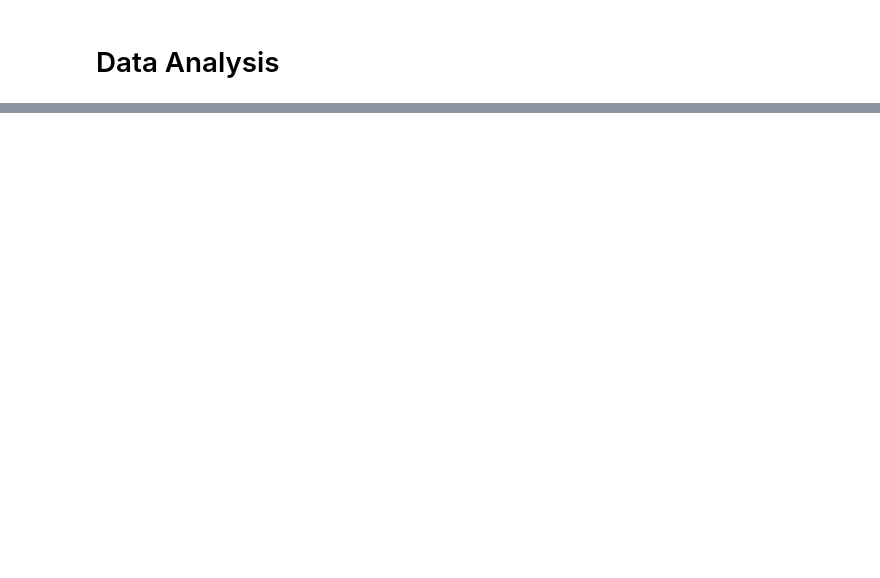
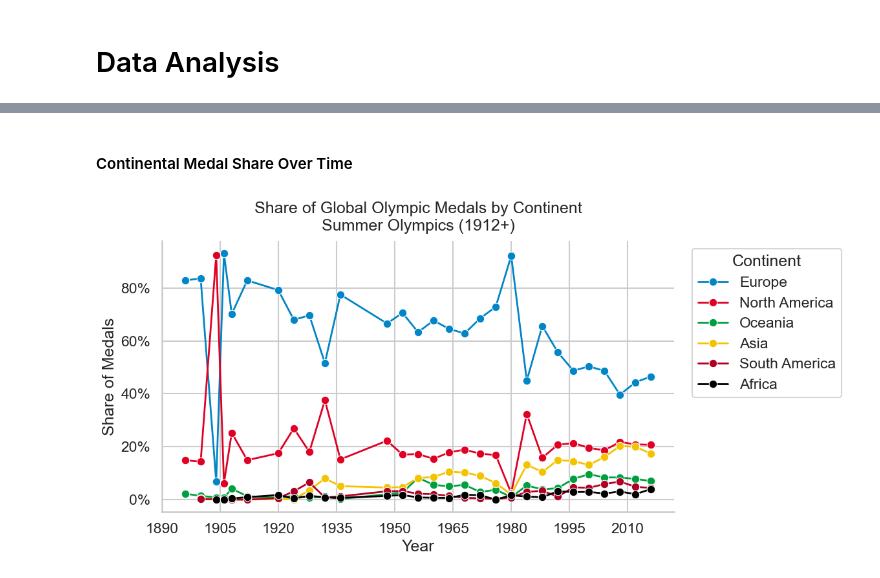
Before and after one commit to OwenSchillaci/STAT-315-Group-13-Final-Project, a Jupyter notebook: data.ipynb, the cells around one changed output, grey strips where cells are left out. Saved outputs shown, nothing was run; the diff lists cells and outputs as text; code cells hidden in the pictures; blank space fills up the shorter version.

```diff
--- a/data.ipynb
+++ b/data.ipynb
@@ -221,0 +332,18 @@ dtype: float64
+# %% [markdown]
+#### Continental Medal Share Over Time
+# %%
+plt.figure(figsize=(12,6))
+ax = sns.lineplot(
+    data=medals_continent_year,
+    x="Year", y="medal_share", hue="continent",
+    marker="o", linewidth=2, palette=continent_colors
+)
+ax.set_title("Share of Global Olympic Medals by Continent\nSummer Olympics (1912+)", pad=12)
+ax.set_xlabel("Year")
+ax.set_ylabel("Share of Medals")
+ax.yaxis.set_major_formatter(PercentFormatter(1.0))
+ax.xaxis.set_major_locator(MaxNLocator(integer=True))
+ax.legend(title="Continent", bbox_to_anchor=(1.02,1), loc="upper left")
+sns.despine(); plt.tight_layout(); plt.show()
+# %% [output]
+[figure, added]
```
Also changed, not shown: parts of 25 cells of this notebook.
